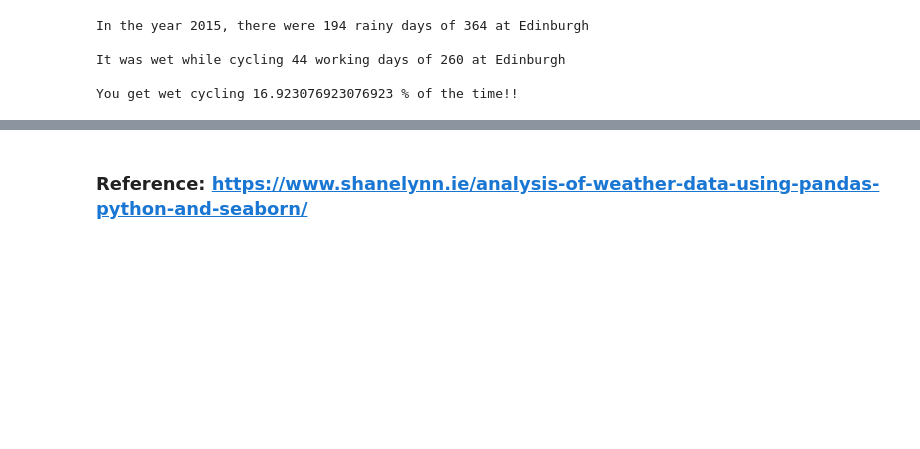
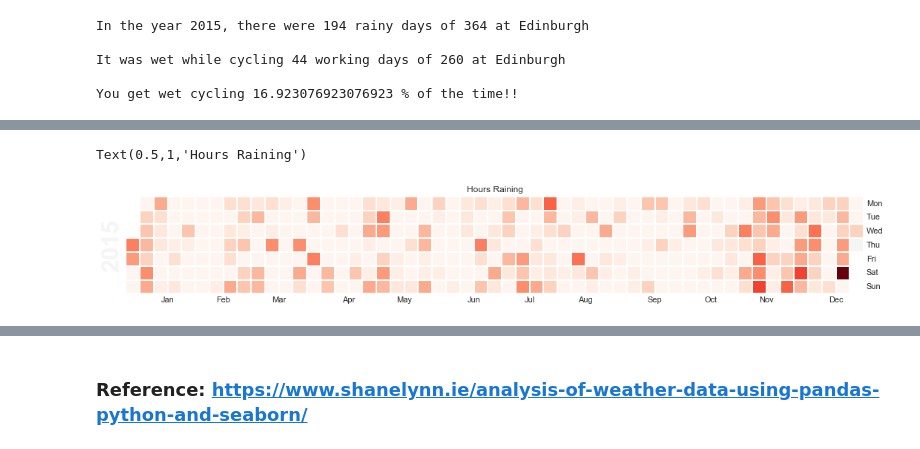
Before and after one commit to silver1icicle/Data_Science, a Jupyter notebook: 10_Analyzing_Weather_Data_From_Scratch.ipynb, the cells around one changed output, grey strips where cells are left out. Cells and saved outputs as stored; diff of their text form; code cells hidden in the pictures; blank space fills up the shorter version.

```diff
--- a/10_Analyzing_Weather_Data_From_Scratch.ipynb
+++ b/10_Analyzing_Weather_Data_From_Scratch.ipynb
@@ -531,0 +586,16 @@ You get wet cycling 16.923076923076923 % of the time!!
+# %%
+# Create a temp copy and change the index such that it has the DatetimeIndex on 'date' column.
+#temp = df_rainyDays.copy().set_index(pd.DatetimeIndex(df_rainyDays['date']))
+temp = df_rainyDays.copy()                # Shallow Copy
+print(id(temp))                           # 2477616726816
+print(id(df_rainyDays))                   # 2477547155408...They are different.
+
+print(id(temp.date[0]))                   # 2477510147696
+print(id(df_rainyDays.date[0]))           # 2477510147696....They are the same...hence Shallow Copy
+
+temp.set_index('date', inplace=True)      # The Type of index is [object]
+temp.index = pd.to_datetime(temp.index)   # This step is needed to convert the [object] index to [DatetimeIndex]
+print(temp.head())                        # Now our data is coverted into a time series.
+print(temp.index)
+
+# Observe that the index has been set to the 'date' field.
@@ -531,0 +622,7 @@ You get wet cycling 16.923076923076923 % of the time!!
+# %%
+# lets plot the heatmap i.e. Plot a timeseries as a calendar heatmap.
+fig, ax = calmap.calendarplot(temp['hours_raining'], fig_kws={"figsize":(15,5)})
+plt.title("Hours Raining")
+# %% [output]
+Text(0.5,1,'Hours Raining')
+[figure, added]
```
Also changed, not shown: parts of 9 cells of this notebook.
